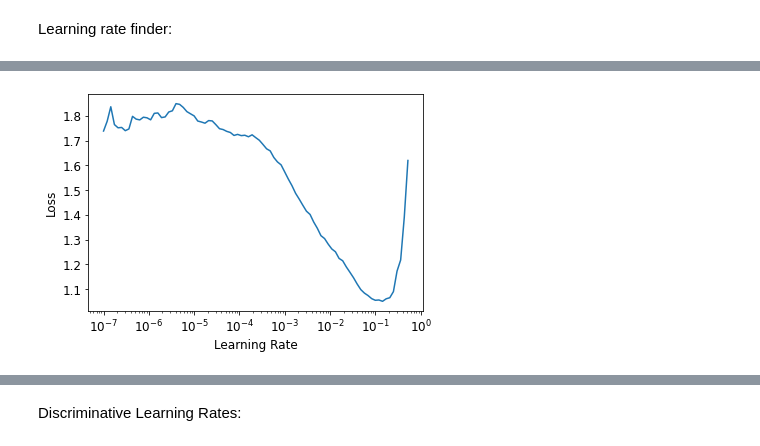
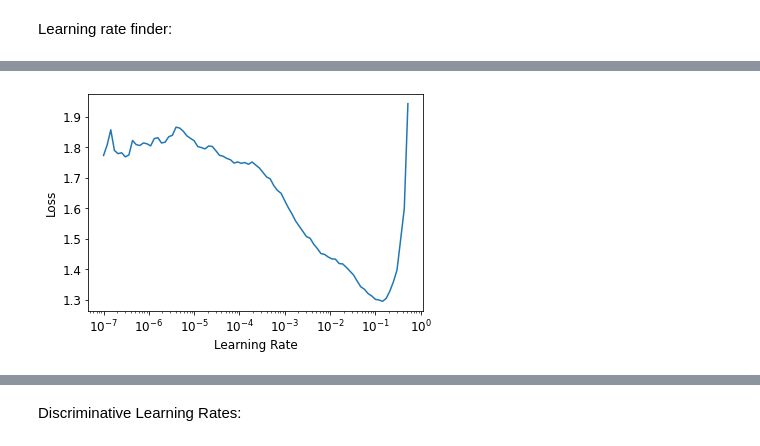
Before and after one commit to GoKarolis/-DL_training_leaves_classification, a Jupyter notebook: KG_FastAI2_0_training.ipynb, the cells around one changed output, grey strips where cells are left out. Cells and saved outputs as stored; diff of their text form; code cells hidden in the pictures.

```diff
--- a/KG_FastAI2_0_training.ipynb
+++ b/KG_FastAI2_0_training.ipynb
@@ -165,11 +160,11 @@ resnet18, 34, 50, 101, 152
 # %% [markdown]
 Learning rate finder:
 # %%
-learn = cnn_learner(dls, resnet34, metrics=metrics).to_fp16()
+learn = cnn_learner(dls, resnet34, metrics=metrics, loss_func = LabelSmoothingCrossEntropy()).to_fp16()
 lr_min,lr_steep = learn.lr_find()
 # %% [output]
 [interactive output not drawn]
-[figure, old version]
+[figure, new version]
 # %%
 print(f"Minimum/10: {lr_min:.2e}, steepest point: {lr_steep:.2e}")
 # %% [output]
```
Also changed, not shown: parts of 13 cells of this notebook.
